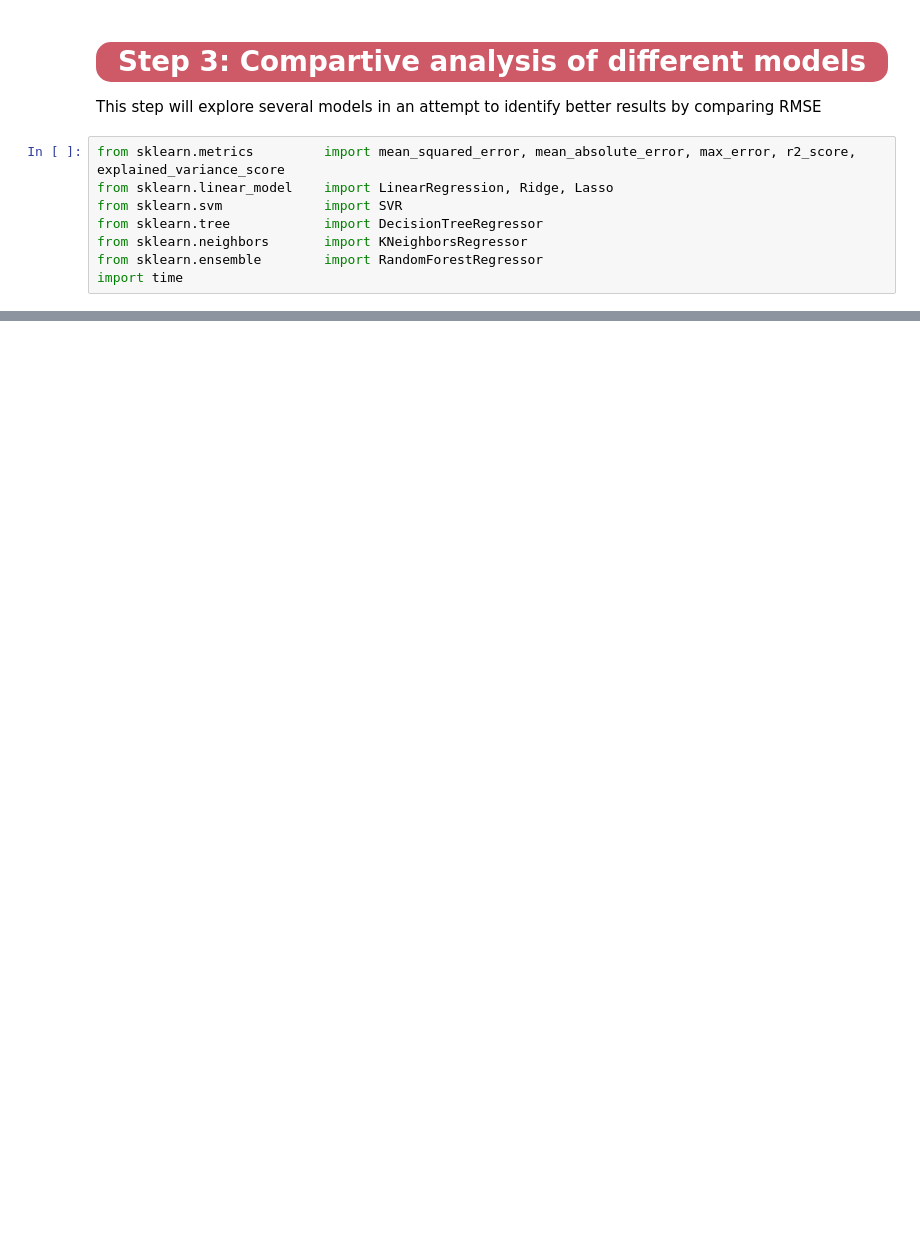
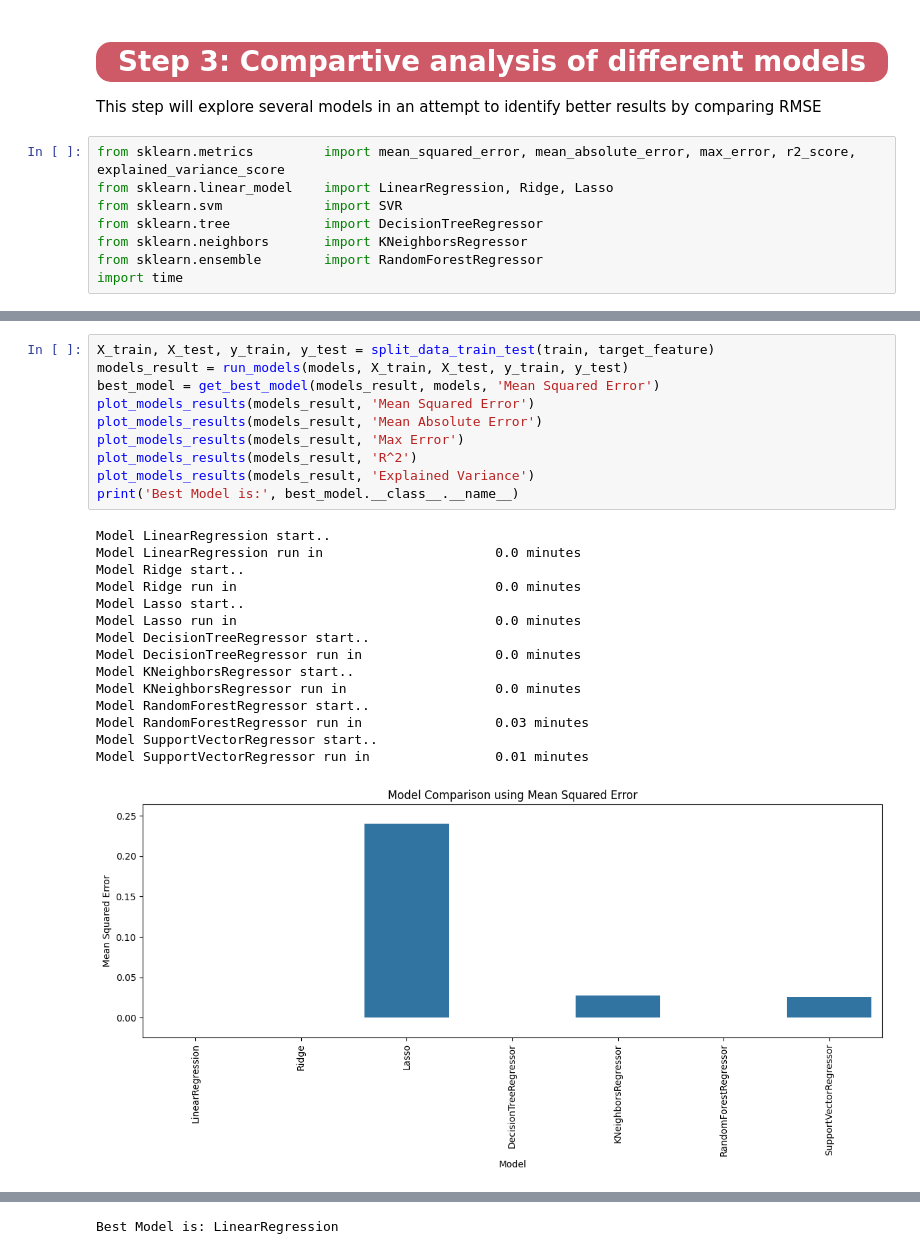
Before and after one commit to sumitdas9706563464-ux/house_price_predection, a Jupyter notebook: need/house_price_predection_analysis.ipynb, the cells around one changed output, grey strips where cells are left out. Saved outputs shown, nothing was run; the diff lists cells and outputs as text; blank space fills up the shorter version.

```diff
--- a/need/house_price_predection_analysis.ipynb
+++ b/need/house_price_predection_analysis.ipynb
@@ -1005,0 +1070,26 @@ import time
+# %%
+X_train, X_test, y_train, y_test = split_data_train_test(train, target_feature)
+models_result = run_models(models, X_train, X_test, y_train, y_test)
+best_model = get_best_model(models_result, models, 'Mean Squared Error')
+plot_models_results(models_result, 'Mean Squared Error')
+plot_models_results(models_result, 'Mean Absolute Error')
+plot_models_results(models_result, 'Max Error')
+plot_models_results(models_result, 'R^2')
+plot_models_results(models_result, 'Explained Variance')
+print('Best Model is:', best_model.__class__.__name__)
+# %% [output]
+Model LinearRegression start..
+Model LinearRegression run in                      0.0 minutes
+Model Ridge start..
+Model Ridge run in                                 0.0 minutes
+Model Lasso start..
+Model Lasso run in                                 0.0 minutes
+Model DecisionTreeRegressor start..
+Model DecisionTreeRegressor run in                 0.0 minutes
+Model KNeighborsRegressor start..
+Model KNeighborsRegressor run in                   0.0 minutes
+Model RandomForestRegressor start..
+Model RandomForestRegressor run in                 0.03 minutes
+Model SupportVectorRegressor start..
+Model SupportVectorRegressor run in                0.01 minutes
+[figure, added]
@@ -1005,0 +1100 @@ import time
+Best Model is: LinearRegression
```
Also changed, not shown: parts of 12 cells of this notebook.
